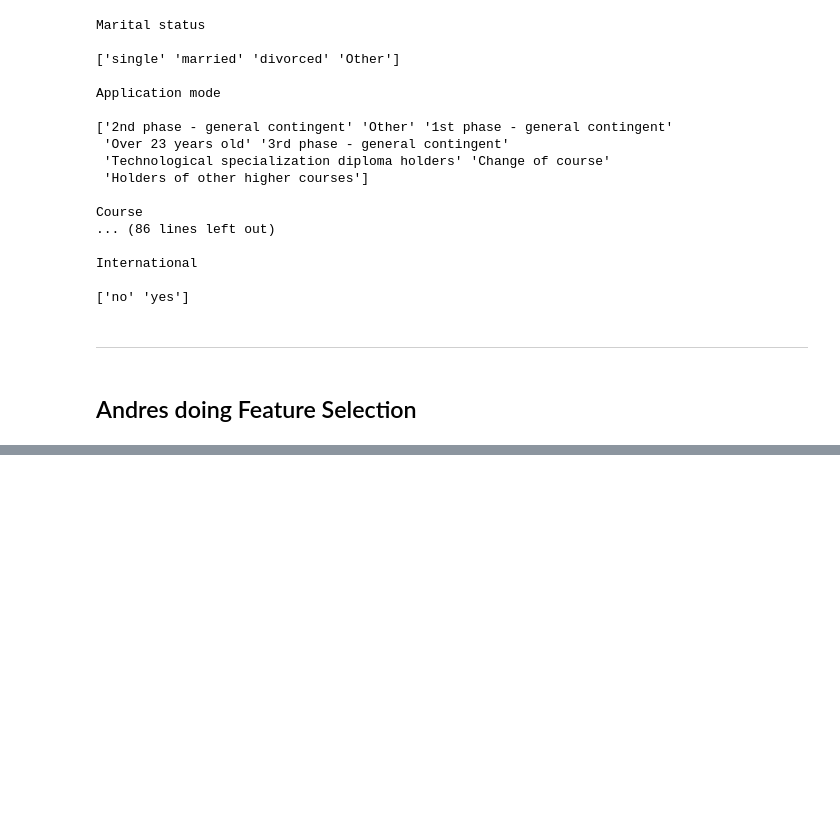
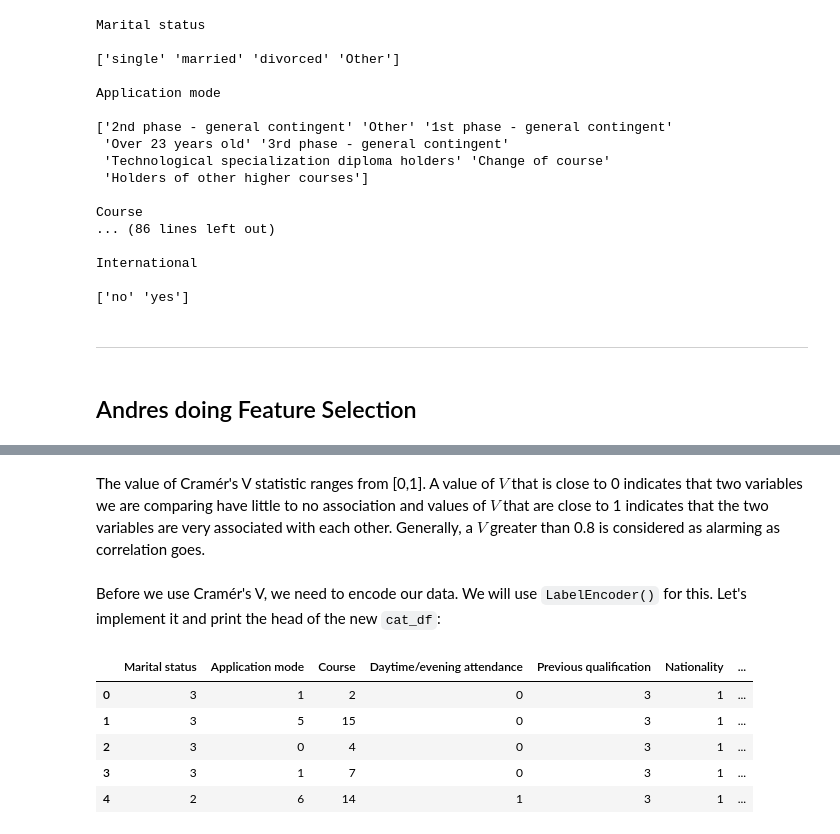
Before and after one commit to jacksonSmall/Airbnb-Room-Analysis, a Jupyter notebook: binning.ipynb, the cells around one changed output, grey strips where cells are left out. Drawn from its saved outputs; the diff is of its cells as text; code cells hidden in the pictures; blank space fills up the shorter version.

```diff
--- a/binning.ipynb
+++ b/binning.ipynb
@@ -282,0 +368,23 @@ International
+# %% [markdown]
+The value of Cramér's V statistic ranges from [0,1]. A value of $V$ that is close to 0 indicates that two variables we are comparing have little to no association and values of $V$ that are close to 1 indicates that the two variables are very associated with each other. Generally, a $V$ greater than 0.8 is considered as alarming as correlation goes.
+# %% [markdown]
+Before we use Cramér's V, we need to encode our data. We will use `LabelEncoder()` for this. Let's implement it and print the head of the new `cat_df`:
+# %%
+# Importing the LabelEncoder() function
+from sklearn.preprocessing import LabelEncoder
+
+label = LabelEncoder() # Initializing the label encoder
+cat_df_encoded = pd.DataFrame() # Initialize empty dataframe for encoded data
+
+# Iterate through all the columns to encode them
+for i in cat_df.columns:
+    cat_df_encoded[i] = label.fit_transform(cat_df[i])
+
+cat_df_encoded.head()
+# %% [output]
+|  | Marital status | Application mode | Course | Daytime/evening attendance | Previous qualification | Nationality | ... |
+| 0 | 3 | 1 | 2 | 0 | 3 | 1 | ... |
+| 1 | 3 | 5 | 15 | 0 | 3 | 1 | ... |
+| 2 | 3 | 0 | 4 | 0 | 3 | 1 | ... |
+| 3 | 3 | 1 | 7 | 0 | 3 | 1 | ... |
+| 4 | 2 | 6 | 14 | 1 | 3 | 1 | ... |
```
Also changed, not shown: parts of 21 cells of this notebook.
